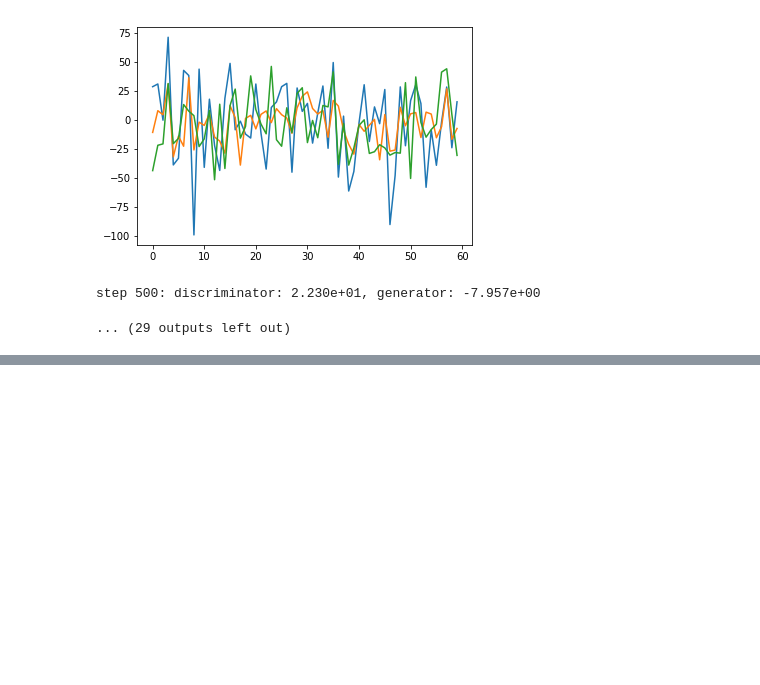
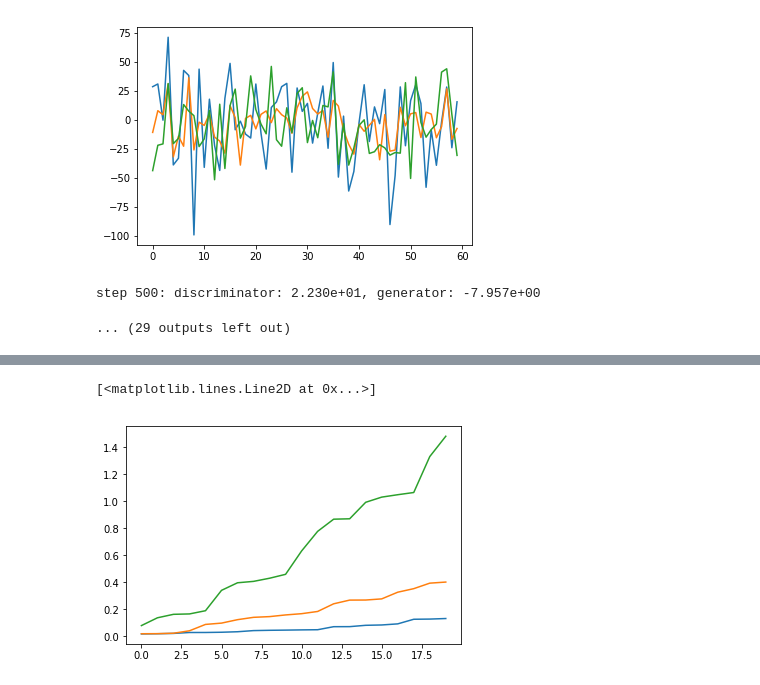
Before and after one commit to DBaudry/Generating_Financial_Time_Series_with_GAN, a Jupyter notebook: Test.ipynb, the cells around one changed output, grey strips where cells are left out. Cells and saved outputs as stored; diff of their text form; code cells hidden in the pictures; blank space fills up the shorter version.

```diff
--- a/Test.ipynb
+++ b/Test.ipynb
@@ -93,0 +115,13 @@ step 500: discriminator: 2.230e+01, generator: -7.957e+00
+# %%
+gen = {}
+param = {}
+disc = {}
+for name in tqdm(name_list):
+    try:
+        G, D, param_name = utils.load_models(name, LG, LD)
+        gen[name] = G
+        disc[name] = D
+        param[name] = param_name
+    except:
+        print('file {} not found'.format(name))
+        pass
@@ -93,0 +159,14 @@ step 500: discriminator: 2.230e+01, generator: -7.957e+00
+# %%
+n0, l0 = utils.get_KL_div_list(data, '3M', 100, name_window, LG, LD)
+n1, l1 = utils.get_KL_div_list(data, '6M', 100, name_window, LG, LD)
+n2, l2 = utils.get_KL_div_list(data, 'Y', 100, name_window, LG, LD)
+# %%
+order_60 = np.argsort(l0)
+order_125 = np.argsort(l1)
+order_250 = np.argsort(l2)
+plt.plot(np.sort(l0)[:20])
+plt.plot(np.sort(l1)[:20])
+plt.plot(np.sort(l2)[:20])
+# %% [output]
+[<matplotlib.lines.Line2D at 0x...>]
+[figure, added]
```
Also changed, not shown: parts of 11 cells of this notebook, 1 other file.
